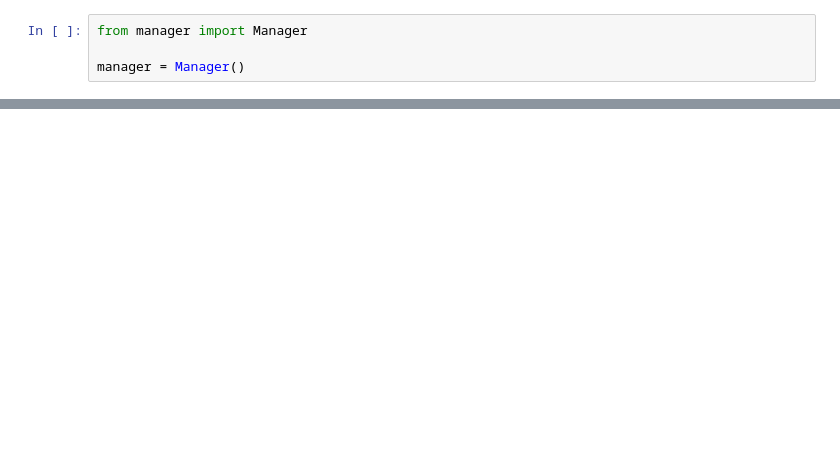
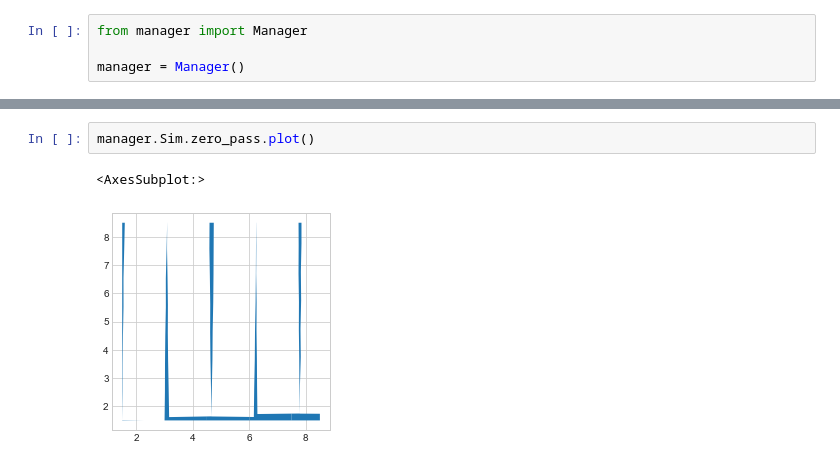
Before and after one commit to jnaess/ENGO-500, a Jupyter notebook: testbook.ipynb, the cells around one changed output, grey strips where cells are left out. Drawn from its saved outputs; the diff is of its cells as text; blank space fills up the shorter version.

```diff
--- a/testbook.ipynb
+++ b/testbook.ipynb
@@ -141,0 +24,5 @@ df.id.max()
+# %%
+manager.Sim.zero_pass.plot()
+# %% [output]
+<AxesSubplot:>
+[figure, added]
```
Also changed, not shown: parts of 20 cells of this notebook, 4 other files.
